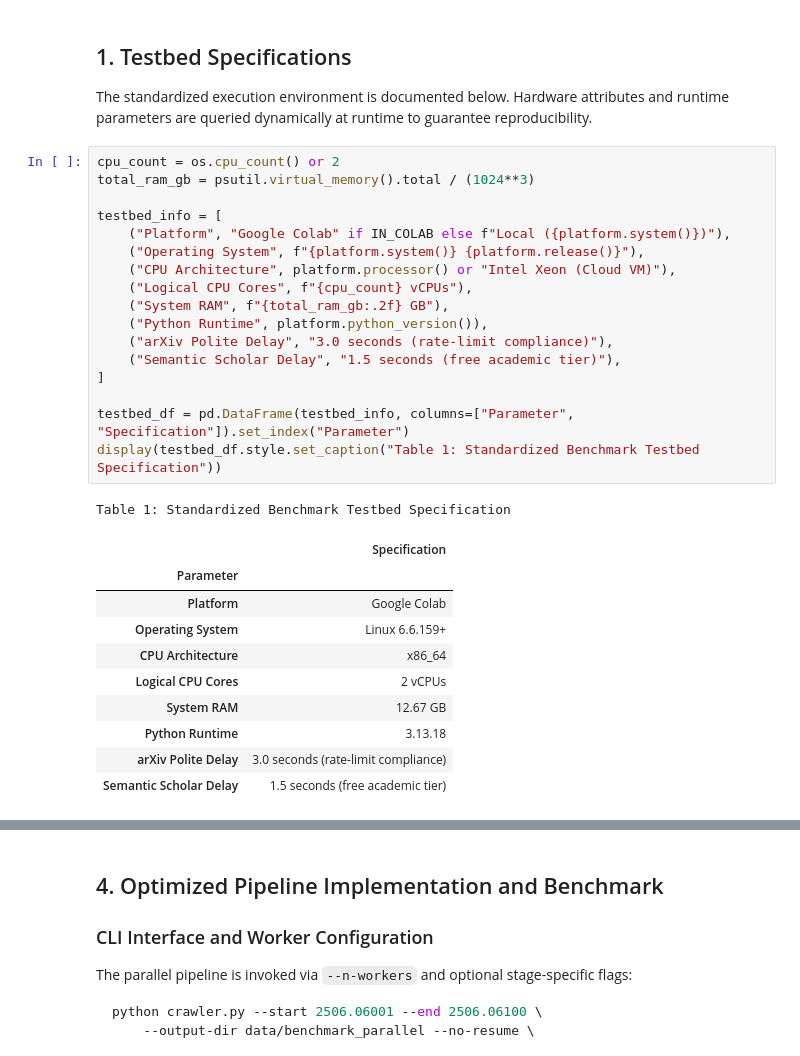
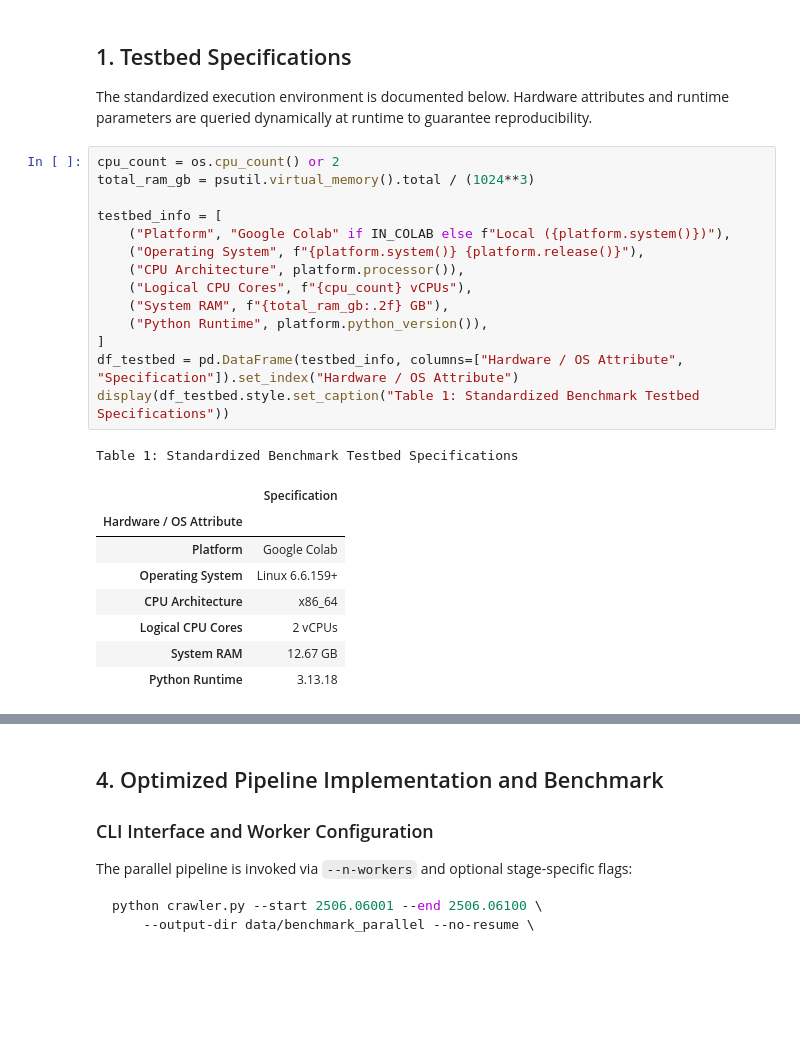
Before and after one commit to QuangPhat101/arXiv-Report, a Jupyter notebook: milestone1/performance.ipynb, the cells around one changed output, grey strips where cells are left out. Cells and saved outputs as stored; diff of their text form; blank space fills up the shorter version.

```diff
--- a/milestone1/performance.ipynb
+++ b/milestone1/performance.ipynb
@@ -445,32 +652,27 @@ The standardized execution environment is documented below. Hardware attributes
 # %%
 cpu_count = os.cpu_count() or 2
 total_ram_gb = psutil.virtual_memory().total / (1024**3)
 
 testbed_info = [
     ("Platform", "Google Colab" if IN_COLAB else f"Local ({platform.system()})"),
     ("Operating System", f"{platform.system()} {platform.release()}"),
-    ("CPU Architecture", platform.processor() or "Intel Xeon (Cloud VM)"),
+    ("CPU Architecture", platform.processor()),
     ("Logical CPU Cores", f"{cpu_count} vCPUs"),
     ("System RAM", f"{total_ram_gb:.2f} GB"),
     ("Python Runtime", platform.python_version()),
-    ("arXiv Polite Delay", "3.0 seconds (rate-limit compliance)"),
-    ("Semantic Scholar Delay", "1.5 seconds (free academic tier)"),
 ]
-
-testbed_df = pd.DataFrame(testbed_info, columns=["Parameter", "Specification"]).set_index("Parameter")
-display(testbed_df.style.set_caption("Table 1: Standardized Benchmark Testbed Specification"))
+df_testbed = pd.DataFrame(testbed_info, columns=["Hardware / OS Attribute", "Specification"]).set_index("Hardware / OS Attribute")
+display(df_testbed.style.set_caption("Table 1: Standardized Benchmark Testbed Specifications"))
 # %% [output]
-Table 1: Standardized Benchmark Testbed Specification
+Table 1: Standardized Benchmark Testbed Specifications
 |  | Specification |
-| Parameter |  |
+| Hardware / OS Attribute |  |
 | Platform | Google Colab |
 | Operating System | Linux 6.6.159+ |
 | CPU Architecture | x86_64 |
 | Logical CPU Cores | 2 vCPUs |
 | System RAM | 12.67 GB |
 | Python Runtime | 3.13.18 |
-| arXiv Polite Delay | 3.0 seconds (rate-limit compliance) |
-| Semantic Scholar Delay | 1.5 seconds (free academic tier) |
 # %% [markdown]
 ## 2. Baseline Experiment: Sequential Crawler
 
```
Also changed, not shown: parts of 27 cells of this notebook.
